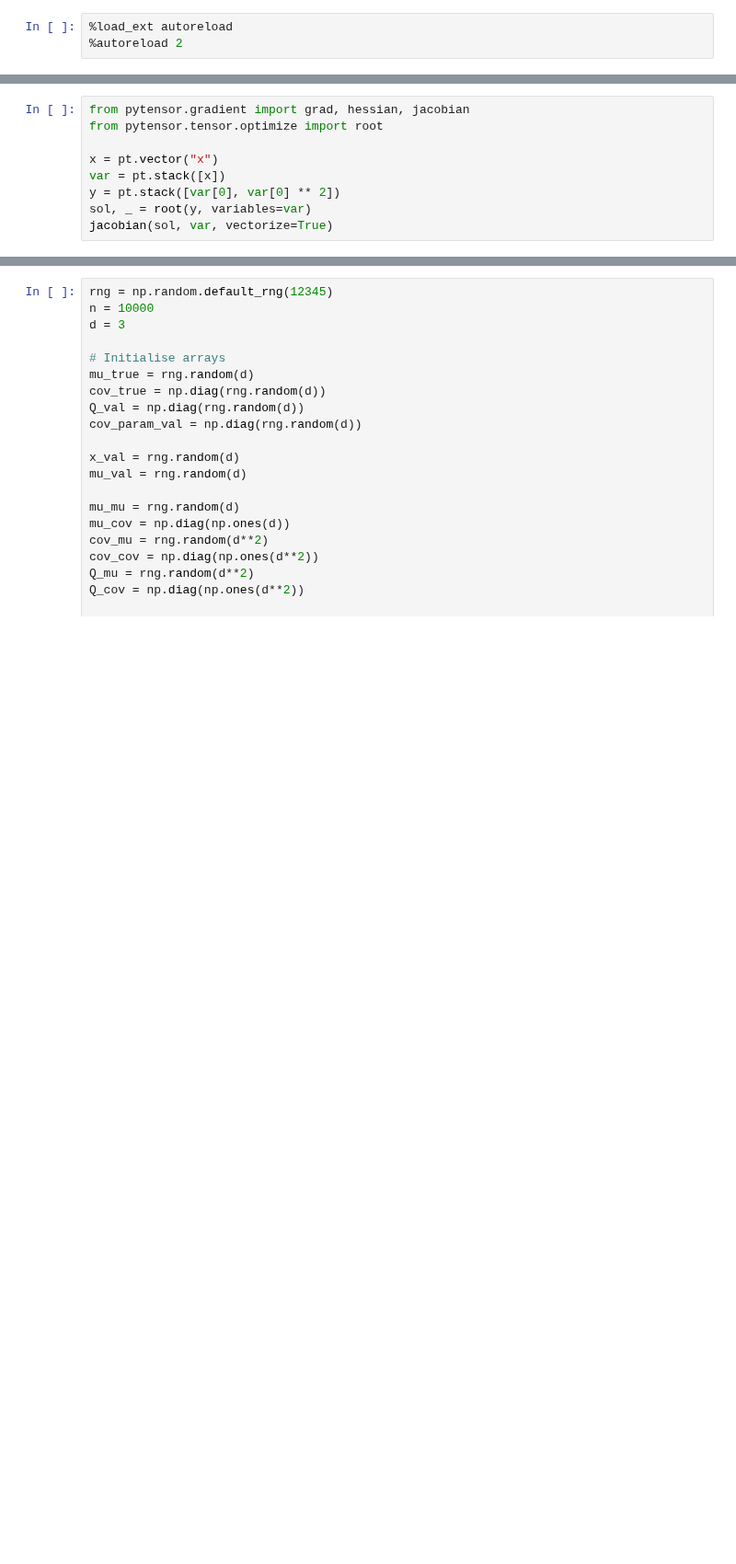
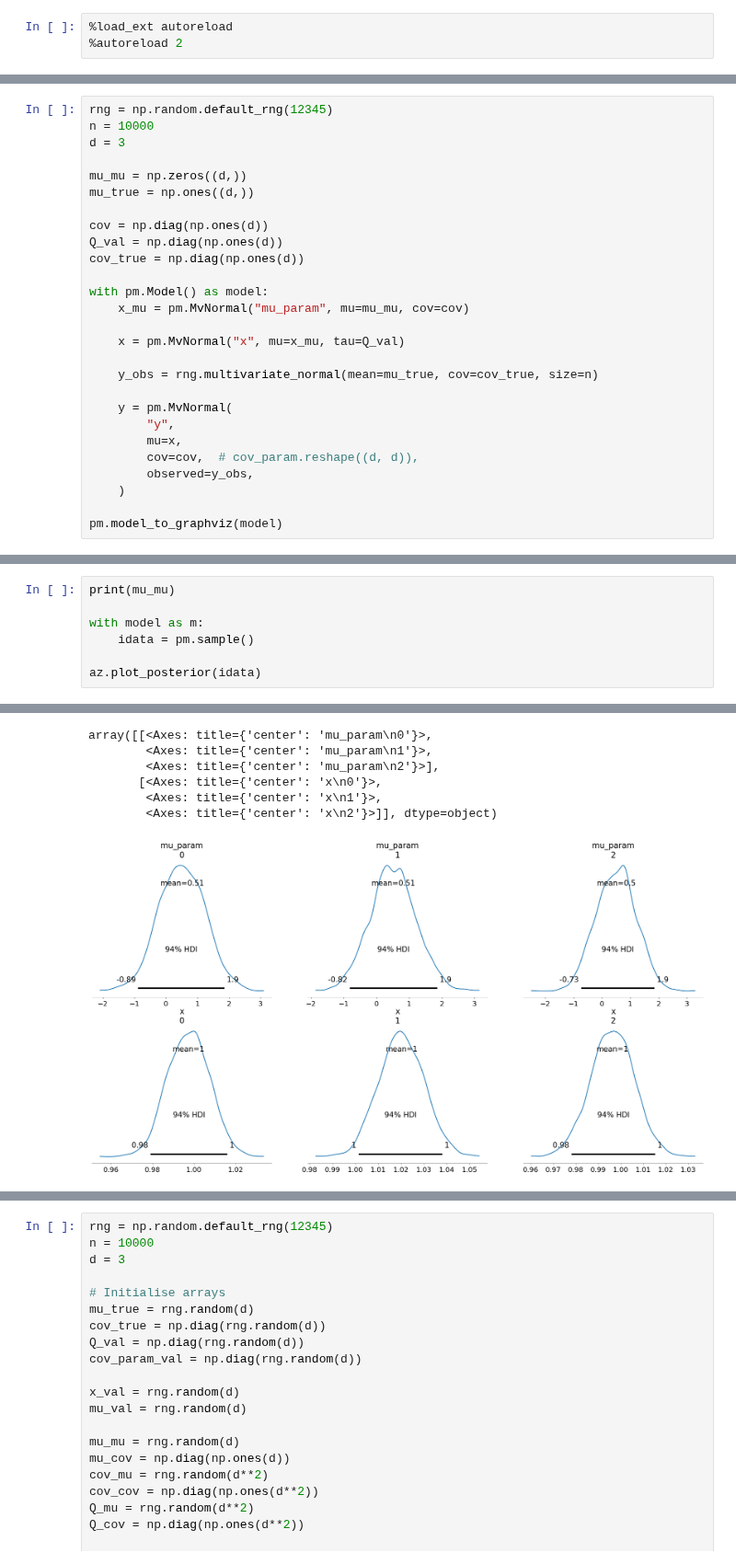
Before and after one commit to pymc-devs/pymc-extras, a Jupyter notebook: notebooks/INLA_testing.ipynb, the cells around one changed output, grey strips where cells are left out. Shown at 92% size. Cells and saved outputs as stored; diff of their text form; blank space fills up the shorter version.

```diff
--- a/notebooks/INLA_testing.ipynb
+++ b/notebooks/INLA_testing.ipynb
@@ -15,9 +14,0 @@ from pymc_extras.model.marginal.marginal_model import marginalize
-# %%
-from pytensor.gradient import grad, hessian, jacobian
-from pytensor.tensor.optimize import root
-
-x = pt.vector("x")
-var = pt.stack([x])
-y = pt.stack([var[0], var[0] ** 2])
-sol, _ = root(y, variables=var)
-jacobian(sol, var, vectorize=True)
@@ -28,0 +151,27 @@ Reshape{4}.0
+# %%
+rng = np.random.default_rng(12345)
+n = 10000
+d = 3
+
+mu_mu = np.zeros((d,))
+mu_true = np.ones((d,))
+
+cov = np.diag(np.ones(d))
+Q_val = np.diag(np.ones(d))
+cov_true = np.diag(np.ones(d))
+
+with pm.Model() as model:
+    x_mu = pm.MvNormal("mu_param", mu=mu_mu, cov=cov)
+
+    x = pm.MvNormal("x", mu=x_mu, tau=Q_val)
+
+    y_obs = rng.multivariate_normal(mean=mu_true, cov=cov_true, size=n)
+
+    y = pm.MvNormal(
+        "y",
+        mu=x,
+        cov=cov,  # cov_param.reshape((d, d)),
+        observed=y_obs,
+    )
+
+pm.model_to_graphviz(model)
@@ -28,0 +180,8 @@ Reshape{4}.0
+# %%
+print(mu_mu)
+
+with model as m:
+    idata = pm.sample()
+
+az.plot_posterior(idata)
+# %% [output]
@@ -28,0 +195,7 @@ Reshape{4}.0
+array([[<Axes: title={'center': 'mu_param\n0'}>,
+        <Axes: title={'center': 'mu_param\n1'}>,
+        <Axes: title={'center': 'mu_param\n2'}>],
+       [<Axes: title={'center': 'x\n0'}>,
+        <Axes: title={'center': 'x\n1'}>,
+        <Axes: title={'center': 'x\n2'}>]], dtype=object)
+[figure, added]
```
Also changed, not shown: parts of 16 cells of this notebook, 1 other file.
